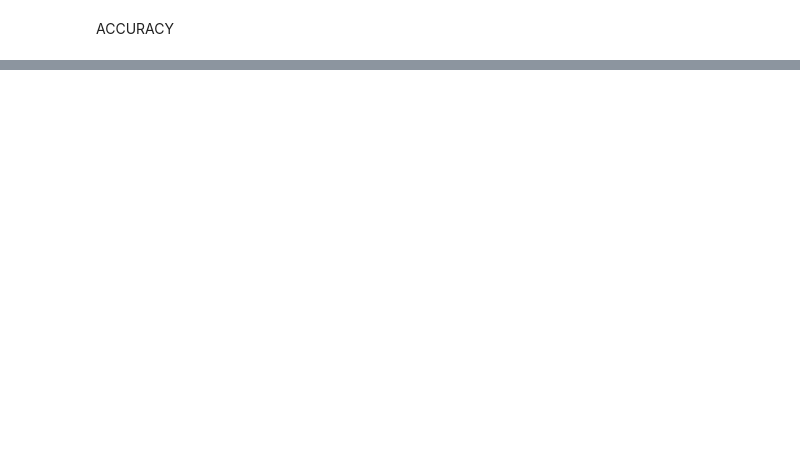
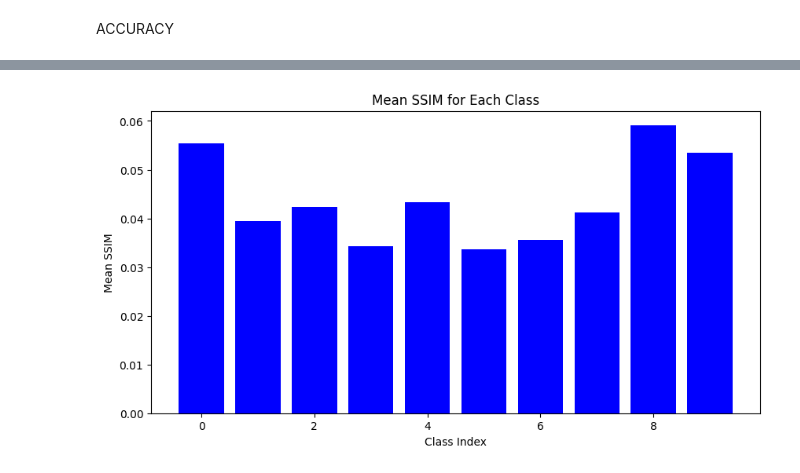
Before and after one commit to Gofeiyang/ECE661-Project, a Jupyter notebook: AC_GAN/AC_GAN_paper_lr3.ipynb, the cells around one changed output, grey strips where cells are left out. Saved outputs shown, nothing was run; the diff lists cells and outputs as text; code cells hidden in the pictures; blank space fills up the shorter version.

```diff
--- a/AC_GAN/AC_GAN_paper_lr3.ipynb
+++ b/AC_GAN/AC_GAN_paper_lr3.ipynb
@@ -779,39 +853,37 @@ images_train, labels_train = get_images_labels(10000, train_loader)
 # %%
 
 
 
 num_classes = 10
 num_examples_per_class = 100
 
 
-mean = 0
-maxv = 0
-while mean < 0.046 and maxv < 0.08:
-    mean_ssims_train = []
-    for class_idx in range(num_classes):
+mean_ssims_train = []
+for class_idx in range(num_classes):
 
 
-        images = get_n_images_of_class(images_train, labels_train, class_idx, num_examples_per_class * 2)
-        images1 = images[:num_examples_per_class]
-        images2 = images[num_examples_per_class:]
+    images = get_n_images_of_class(images_train, labels_train, class_idx, num_examples_per_class * 2)
+    images1 = images[:num_examples_per_class]
+    images2 = images[num_examples_per_class:]
 
-        ssims = []
-        for img1, img2 in zip(images1, images2):
-            current_ssim = calculate_ssim(img1, img2)
-            ssims.append(current_ssim)
+    ssims = []
+    for img1, img2 in zip(images1, images2):
+        current_ssim = calculate_ssim(img1, img2)
+        ssims.append(current_ssim)
 
-        mean_ssim = np.mean(ssims)
-        mean_ssims_train.append(mean_ssim)
-        # print(f"Class {class_idx} Mean SSIM: {mean_ssim}")
-    mean = np.mean(mean_ssims_train)
-    maxv = np.max(mean_ssims_train)
+    mean_ssim = np.mean(ssims)
+    mean_ssims_train.append(mean_ssim)
+    # print(f"Class {class_idx} Mean SSIM: {mean_ssim}")
+
 # Optional: Plot the mean SSIM values
 plt.figure(figsize=(10, 5))
 plt.bar(range(num_classes), mean_ssims_train, color='blue')
 plt.xlabel('Class Index')
 plt.ylabel('Mean SSIM')
 plt.title('Mean SSIM for Each Class')
 plt.show()
+# %% [output]
+[figure, added]
 # %%
 # plt.scatter(mean_ssims_train, mean_ssims)
 fig, ax = plt.subplots()
```
Also changed, not shown: parts of 20 cells of this notebook, 4 other files.
